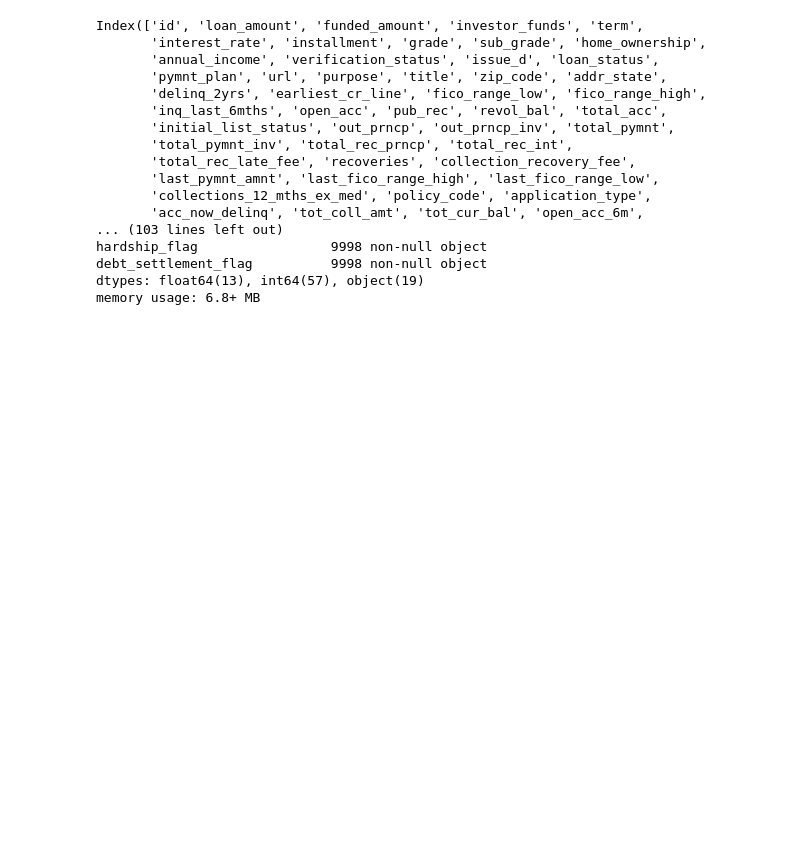
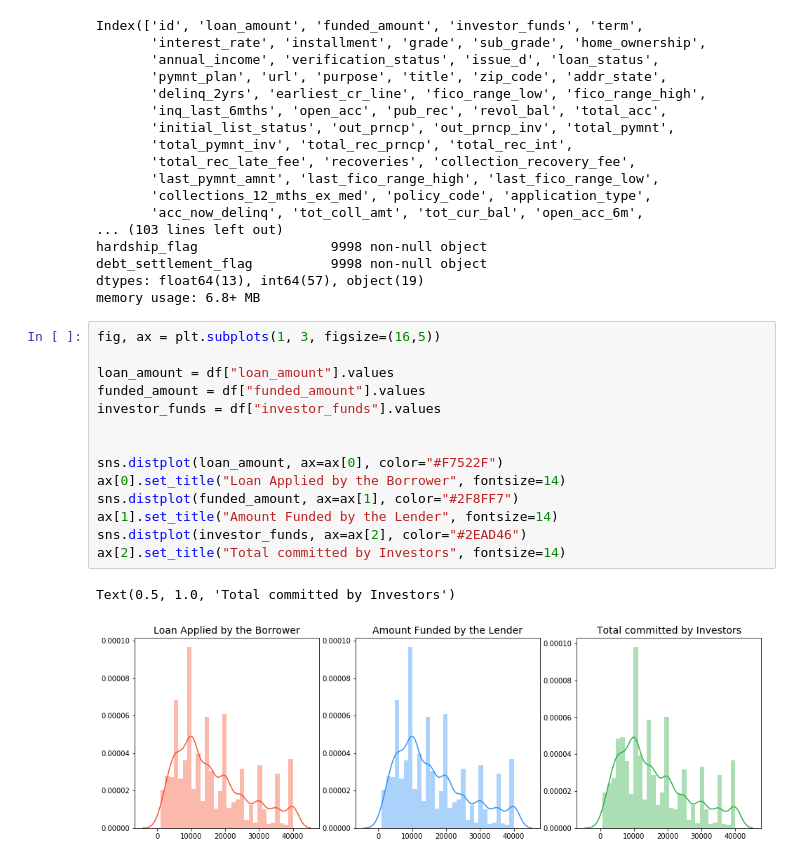
Before and after one commit to nishimishra71/Python, a Jupyter notebook: Capstone_sample.ipynb, the cells around one changed output. Drawn from its saved outputs; the diff is of its cells as text; blank space fills up the shorter version.

Commit message:
capstone graphs added

```diff
--- a/Capstone_sample.ipynb
+++ b/Capstone_sample.ipynb
@@ -124,3 +124,20 @@ hardship_flag                 9998 non-null object
 debt_settlement_flag          9998 non-null object
 dtypes: float64(13), int64(57), object(19)
 memory usage: 6.8+ MB
+# %%
+fig, ax = plt.subplots(1, 3, figsize=(16,5))
+
+loan_amount = df["loan_amount"].values
+funded_amount = df["funded_amount"].values
+investor_funds = df["investor_funds"].values
+
+
+sns.distplot(loan_amount, ax=ax[0], color="#F7522F")
+ax[0].set_title("Loan Applied by the Borrower", fontsize=14)
+sns.distplot(funded_amount, ax=ax[1], color="#2F8FF7")
+ax[1].set_title("Amount Funded by the Lender", fontsize=14)
+sns.distplot(investor_funds, ax=ax[2], color="#2EAD46")
+ax[2].set_title("Total committed by Investors", fontsize=14)
+# %% [output]
+Text(0.5, 1.0, 'Total committed by Investors')
+[figure, added]
```
Also changed, not shown: parts of 5 cells of this notebook.
